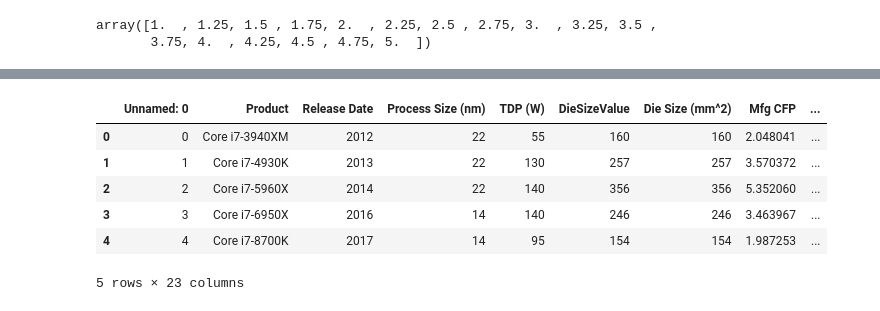
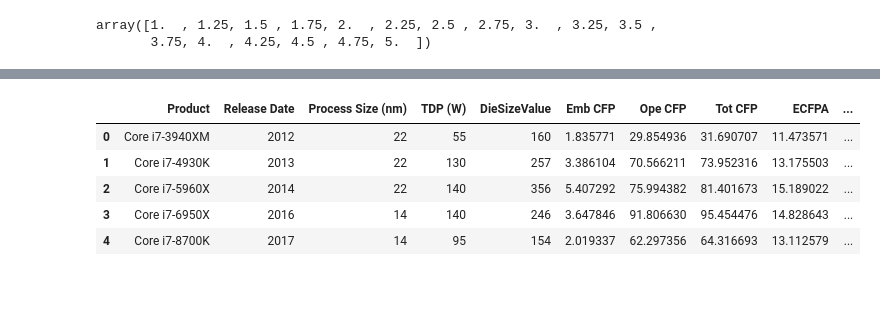
Before and after one commit to advent-lab/CarbonSet, a Jupyter notebook: flagship_trend/cpu_plots.ipynb, the cells around one changed output, grey strips where cells are left out. Cells and saved outputs as stored; diff of their text form; code cells hidden in the pictures.

```diff
--- a/flagship_trend/cpu_plots.ipynb
+++ b/flagship_trend/cpu_plots.ipynb
@@ -408,24 +412,36 @@ chip_metrics_fig.savefig('server_CPU_chip_metrics.pdf', bbox_inches='tight', dpi
-# %%
-desktop_cpu = pd.read_csv('dataset/Intel-Desktop-CPU.csv')
-desktop_cpu['Mfg CFP percentage'] = desktop_cpu['Mfg CFP'] / desktop_cpu['Tot CFP']*100
-desktop_cpu['Ope CFP percentage'] = desktop_cpu['Ope CFP'] / desktop_cpu['Tot CFP']*100
-desktop_cpu['Single Core Score'] = desktop_cpu['Single Core Score'] / desktop_cpu['Single Core Score'].min()
-desktop_cpu['Multi-Core Score'] = desktop_cpu['Multi-Core Score'] / desktop_cpu['Multi-Core Score'].min()
-desktop_cpu['Single Core / Embodied CFPA'] = desktop_cpu['Single Core / Embodied CFPA'] / desktop_cpu['Single Core / Embodied CFPA'].min()
-desktop_cpu['Single Core / CFP'] = desktop_cpu['Single Core / CFP'] / desktop_cpu['Single Core / CFP'].min()
-desktop_cpu['Multi-Core Score / Embodied CFPA'] = desktop_cpu['Multi-Core Score / Embodied CFPA'] / desktop_cpu['Multi-Core Score / Embodied CFPA'].min()
-desktop_cpu['Multi-Core / CFP'] = desktop_cpu['Multi-Core / CFP'] / desktop_cpu['Multi-Core / CFP'].min()
-
-
-desktop_cpu.head()
-# %% [output]
-|  | Unnamed: 0 | Product | Release Date | Process Size (nm) | TDP (W) | DieSizeValue | Die Size (mm^2) | Mfg CFP | ... |
-| 0 | 0 | Core i7-3940XM | 2012 | 22 | 55 | 160 | 160 | 2.048041 | ... |
-| 1 | 1 | Core i7-4930K | 2013 | 22 | 130 | 257 | 257 | 3.570372 | ... |
-| 2 | 2 | Core i7-5960X | 2014 | 22 | 140 | 356 | 356 | 5.352060 | ... |
-| 3 | 3 | Core i7-6950X | 2016 | 14 | 140 | 246 | 246 | 3.463967 | ... |
-| 4 | 4 | Core i7-8700K | 2017 | 14 | 95 | 154 | 154 | 1.987253 | ... |
-5 rows × 23 columns
+# %%
+desktop_cpu = pd.read_csv('dataset/Intel-Desktop-CPU.csv')
+
+desktop_cpu['Emb CFP percentage'] = desktop_cpu['Emb CFP'] / desktop_cpu['Tot CFP']*100
+desktop_cpu['Ope CFP percentage'] = desktop_cpu['Ope CFP'] / desktop_cpu['Tot CFP']*100
+
+
+desktop_cpu['Single Core / ECFPA'] = desktop_cpu['Single Core Score'] / desktop_cpu['ECFPA']
+desktop_cpu['Single Core / ECFPA'] = desktop_cpu['Single Core / ECFPA'] / desktop_cpu['Single Core / ECFPA'].min()
+
+
+desktop_cpu['Single Core Score / CFP'] = desktop_cpu['Single Core Score'] / desktop_cpu['Tot CFP'].min()
+desktop_cpu['Single Core Score / CFP'] = desktop_cpu['Single Core Score / CFP'] / desktop_cpu['Single Core Score / CFP'].min()
+
+
+desktop_cpu['Multi-Core Score / ECFPA'] = desktop_cpu['Multi-Core Score'] / desktop_cpu['ECFPA']
+desktop_cpu['Multi-Core Score / ECFPA'] = desktop_cpu['Multi-Core Score / ECFPA'] / desktop_cpu['Multi-Core Score / ECFPA'].min()
+
+desktop_cpu['Multi-Core Score / CFP'] = desktop_cpu['Multi-Core Score'] / desktop_cpu['Tot CFP']
+desktop_cpu['Multi-Core Score / CFP'] = desktop_cpu['Multi-Core Score / CFP'] / desktop_cpu['Multi-Core Score / CFP'].min()
+
+
+desktop_cpu['Single Core Score'] = desktop_cpu['Single Core Score'] / desktop_cpu['Single Core Score'].min()
+desktop_cpu['Multi-Core Score'] = desktop_cpu['Multi-Core Score'] / desktop_cpu['Multi-Core Score'].min()
+
+desktop_cpu.head()
+# %% [output]
+|  | Product | Release Date | Process Size (nm) | TDP (W) | DieSizeValue | Emb CFP | Ope CFP | Tot CFP | ECFPA | ... |
+| 0 | Core i7-3940XM | 2012 | 22 | 55 | 160 | 1.835771 | 29.854936 | 31.690707 | 11.473571 | ... |
+| 1 | Core i7-4930K | 2013 | 22 | 130 | 257 | 3.386104 | 70.566211 | 73.952316 | 13.175503 | ... |
+| 2 | Core i7-5960X | 2014 | 22 | 140 | 356 | 5.407292 | 75.994382 | 81.401673 | 15.189022 | ... |
+| 3 | Core i7-6950X | 2016 | 14 | 140 | 246 | 3.647846 | 91.806630 | 95.454476 | 14.828643 | ... |
+| 4 | Core i7-8700K | 2017 | 14 | 95 | 154 | 2.019337 | 62.297356 | 64.316693 | 13.112579 | ... |
 # %%
 chip_metrics_fig = chip_metrics_plot(desktop_cpu, server=False)
 perf_metric_fig = performance_metric_plot(desktop_cpu, server=False)
```
Also changed, not shown: parts of 5 cells of this notebook, 8 other files.
